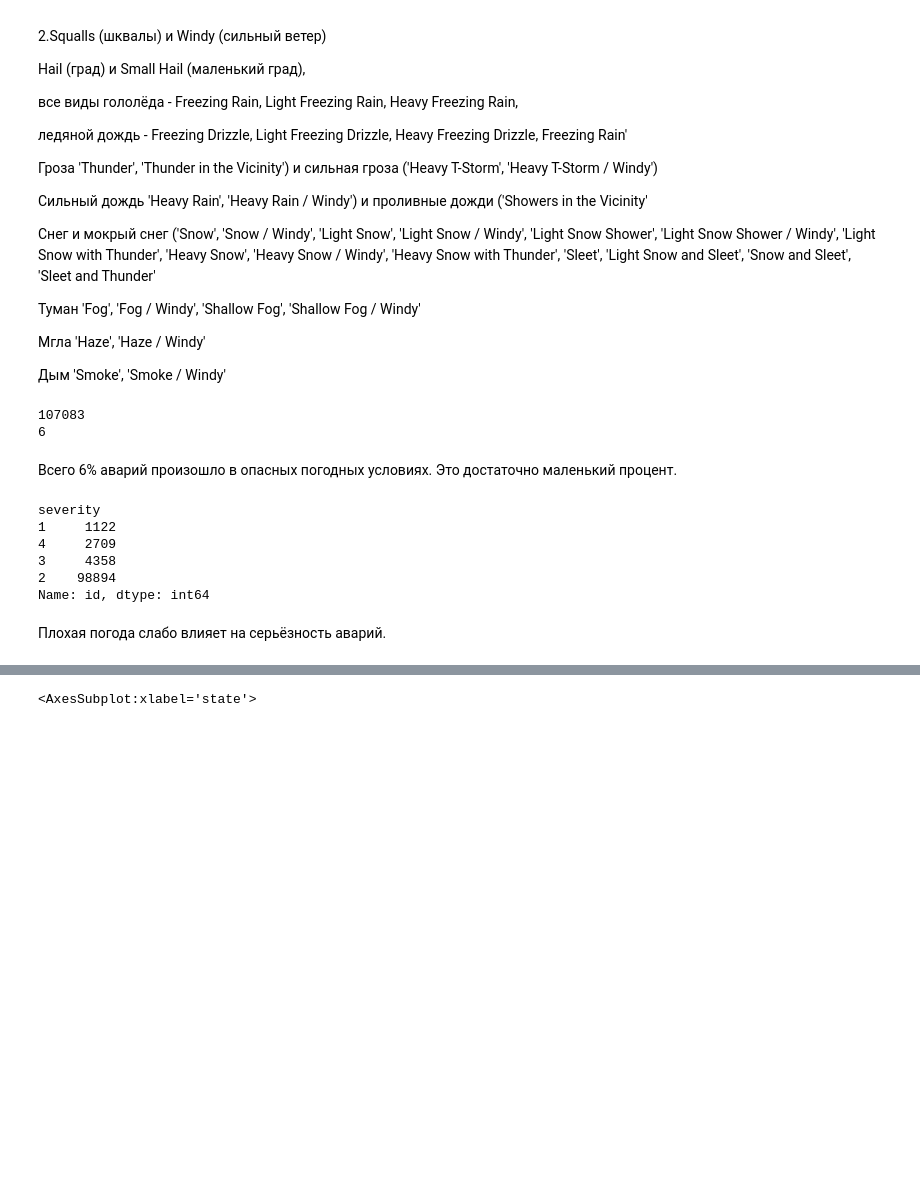
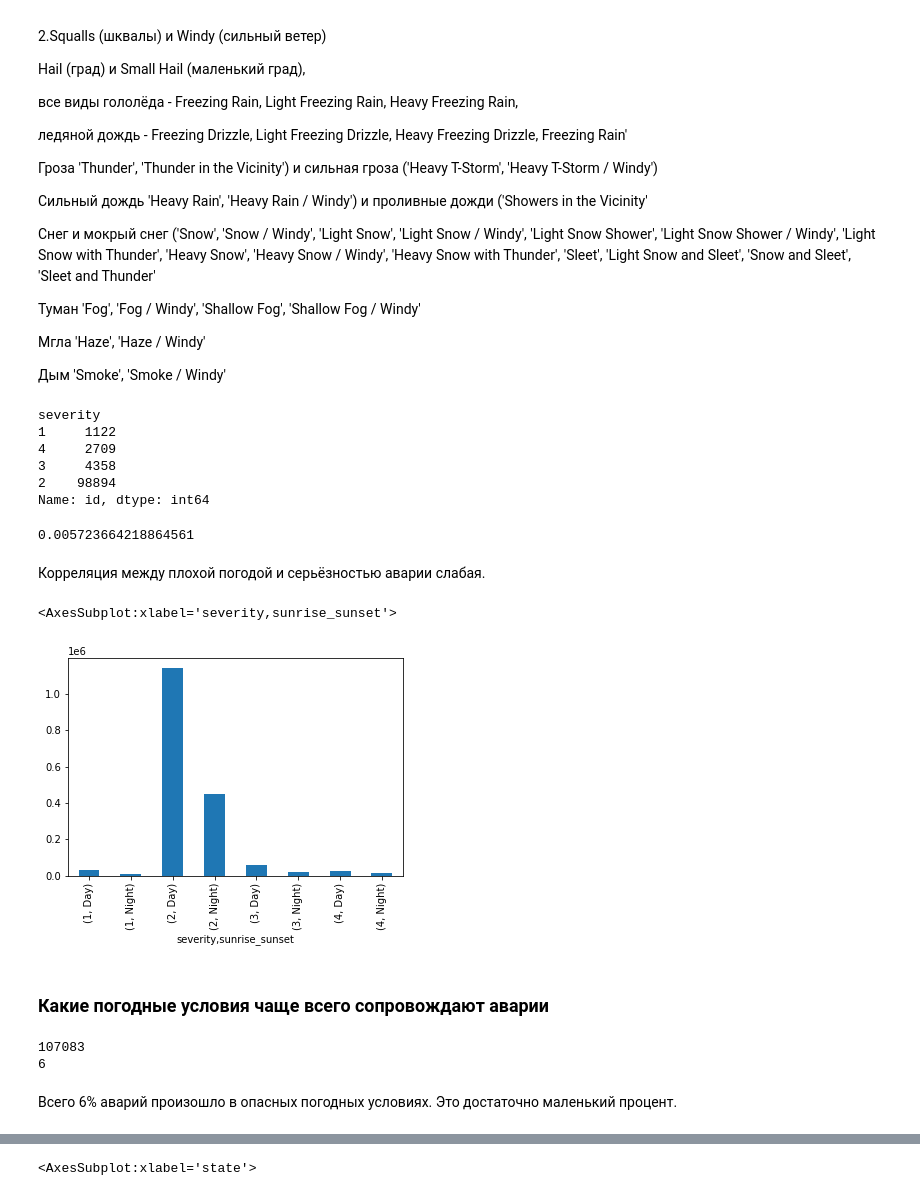
Before and after one commit to Heensz/analysis-of-accident-USA, a Jupyter notebook: анализ данных об авариях в США.ipynb, the cells around one changed output, grey strips where cells are left out. Cells and saved outputs as stored; diff of their text form; code cells hidden in the pictures; blank space fills up the shorter version.

```diff
--- a/анализ данных об авариях в США.ipynb
+++ b/анализ данных об авариях в США.ipynb
@@ -367,14 +420,4 @@ new_df['dangerous_weather_conditions'] = False  # Инициализируем
 for index, condition in new_df['weather_condition'].iteritems():
     if condition in dangerous_conditions:
         new_df.at[index, 'dangerous_weather_conditions'] = True
-# %%
-#посмотрим, сколько всего аварий было при опасных погодных условиях
-print(new_df.query('dangerous_weather_conditions ==True')['id'].count())
-#посмотрим % от общего числа аварий
-print(round(new_df.query('dangerous_weather_conditions ==True')['id'].count()/new_df['id'].count()*100))
-# %% [output]
-107083
-6
-# %% [markdown]
-Всего 6% аварий произошло в опасных погодных условиях. Это достаточно маленький процент.
 # %%
@@ -386,5 +430,27 @@ severity
 3     4358
 2    98894
 Name: id, dtype: int64
+# %%
+new_df['severity'].corr(new_df['dangerous_weather_conditions'])
+# %% [output]
+0.005723664218864561
 # %% [markdown]
-Плохая погода слабо влияет на серьёзность аварий.
+Корреляция между плохой погодой и серьёзностью аварии слабая.
+# %%
+#Проанализировать зависимость между степенью серьезности и временем суток
+new_df.groupby('severity')['sunrise_sunset'].value_counts().plot(kind='bar')
+# %% [output]
+<AxesSubplot:xlabel='severity,sunrise_sunset'>
+[figure, added]
+# %% [markdown]
+### Какие погодные условия чаще всего сопровождают аварии
+# %%
+#посмотрим, сколько всего аварий было при опасных погодных условиях
+print(new_df.query('dangerous_weather_conditions ==True')['id'].count())
+#посмотрим % от общего числа аварий
+print(round(new_df.query('dangerous_weather_conditions ==True')['id'].count()/new_df['id'].count()*100))
+# %% [output]
+107083
+6
+# %% [markdown]
+Всего 6% аварий произошло в опасных погодных условиях. Это достаточно маленький процент.
```
Also changed, not shown: parts of 8 cells of this notebook.
